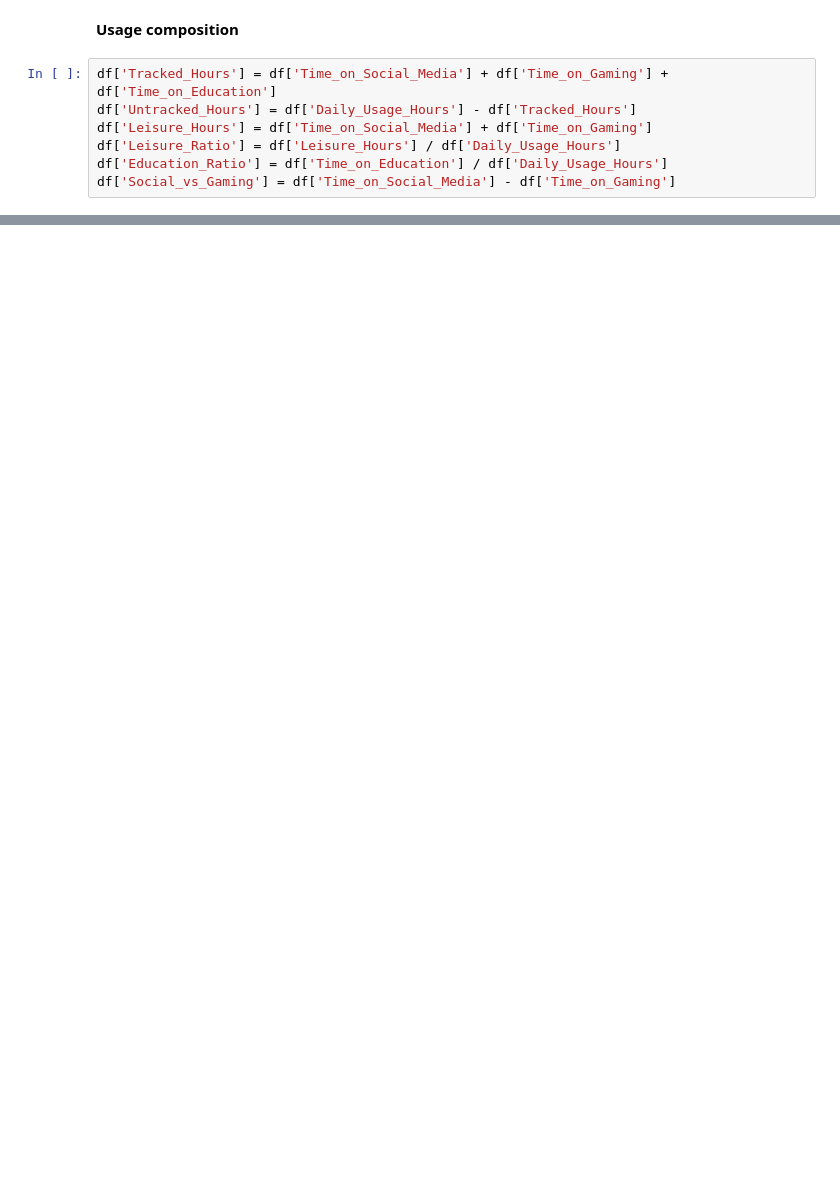
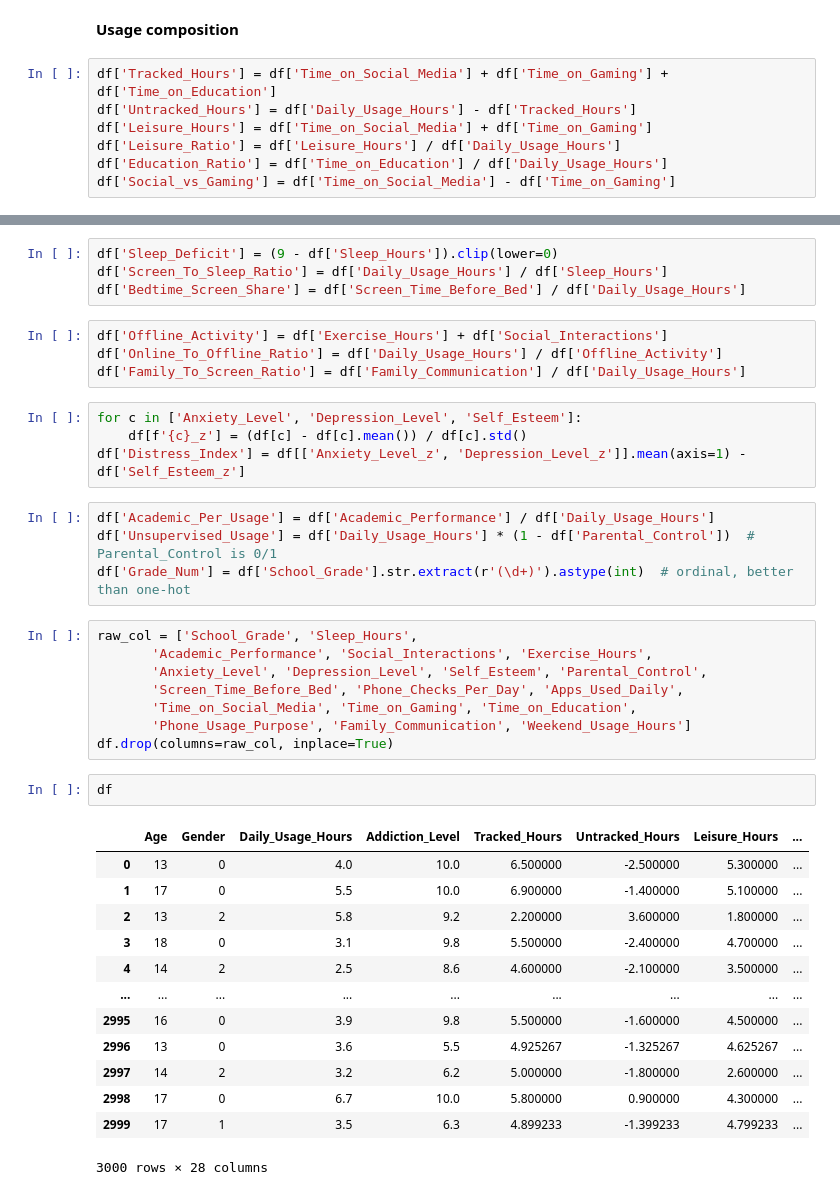
Before and after one commit to Superkai017/Smartphone-Addiction-Warning-System-Rebuild-, a Jupyter notebook: notebook/preprocessed.ipynb, the cells around one changed output, grey strips where cells are left out. Saved outputs shown, nothing was run; the diff lists cells and outputs as text; blank space fills up the shorter version.

```diff
--- a/notebook/preprocessed.ipynb
+++ b/notebook/preprocessed.ipynb
@@ -171,0 +150,40 @@ plt.show()
+# %%
+df['Sleep_Deficit'] = (9 - df['Sleep_Hours']).clip(lower=0)
+df['Screen_To_Sleep_Ratio'] = df['Daily_Usage_Hours'] / df['Sleep_Hours']
+df['Bedtime_Screen_Share'] = df['Screen_Time_Before_Bed'] / df['Daily_Usage_Hours']
+# %%
+df['Offline_Activity'] = df['Exercise_Hours'] + df['Social_Interactions']
+df['Online_To_Offline_Ratio'] = df['Daily_Usage_Hours'] / df['Offline_Activity']
+df['Family_To_Screen_Ratio'] = df['Family_Communication'] / df['Daily_Usage_Hours']
+# %%
+for c in ['Anxiety_Level', 'Depression_Level', 'Self_Esteem']:
+    df[f'{c}_z'] = (df[c] - df[c].mean()) / df[c].std()
+df['Distress_Index'] = df[['Anxiety_Level_z', 'Depression_Level_z']].mean(axis=1) - df['Self_Esteem_z']
+# %%
+df['Academic_Per_Usage'] = df['Academic_Performance'] / df['Daily_Usage_Hours']
+df['Unsupervised_Usage'] = df['Daily_Usage_Hours'] * (1 - df['Parental_Control'])  # Parental_Control is 0/1
+df['Grade_Num'] = df['School_Grade'].str.extract(r'(\d+)').astype(int)  # ordinal, better than one-hot
+# %%
+raw_col = ['School_Grade', 'Sleep_Hours',
+       'Academic_Performance', 'Social_Interactions', 'Exercise_Hours',
+       'Anxiety_Level', 'Depression_Level', 'Self_Esteem', 'Parental_Control',
+       'Screen_Time_Before_Bed', 'Phone_Checks_Per_Day', 'Apps_Used_Daily',
+       'Time_on_Social_Media', 'Time_on_Gaming', 'Time_on_Education',
+       'Phone_Usage_Purpose', 'Family_Communication', 'Weekend_Usage_Hours']
+df.drop(columns=raw_col, inplace=True)
+# %%
+df
+# %% [output]
+|  | Age | Gender | Daily_Usage_Hours | Addiction_Level | Tracked_Hours | Untracked_Hours | Leisure_Hours | ... |
+| 0 | 13 | 0 | 4.0 | 10.0 | 6.500000 | -2.500000 | 5.300000 | ... |
+| 1 | 17 | 0 | 5.5 | 10.0 | 6.900000 | -1.400000 | 5.100000 | ... |
+| 2 | 13 | 2 | 5.8 | 9.2 | 2.200000 | 3.600000 | 1.800000 | ... |
+| 3 | 18 | 0 | 3.1 | 9.8 | 5.500000 | -2.400000 | 4.700000 | ... |
+| 4 | 14 | 2 | 2.5 | 8.6 | 4.600000 | -2.100000 | 3.500000 | ... |
+| ... | ... | ... | ... | ... | ... | ... | ... | ... |
+| 2995 | 16 | 0 | 3.9 | 9.8 | 5.500000 | -1.600000 | 4.500000 | ... |
+| 2996 | 13 | 0 | 3.6 | 5.5 | 4.925267 | -1.325267 | 4.625267 | ... |
+| 2997 | 14 | 2 | 3.2 | 6.2 | 5.000000 | -1.800000 | 2.600000 | ... |
+| 2998 | 17 | 0 | 6.7 | 10.0 | 5.800000 | 0.900000 | 4.300000 | ... |
+| 2999 | 17 | 1 | 3.5 | 6.3 | 4.899233 | -1.399233 | 4.799233 | ... |
+3000 rows × 28 columns
```
Also changed, not shown: parts of 12 cells of this notebook, 3 other files.
